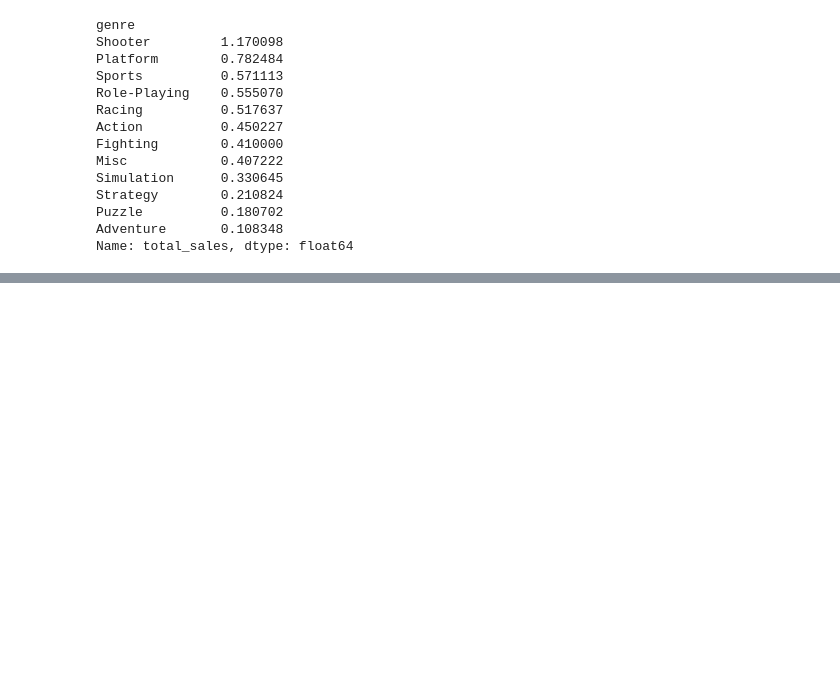
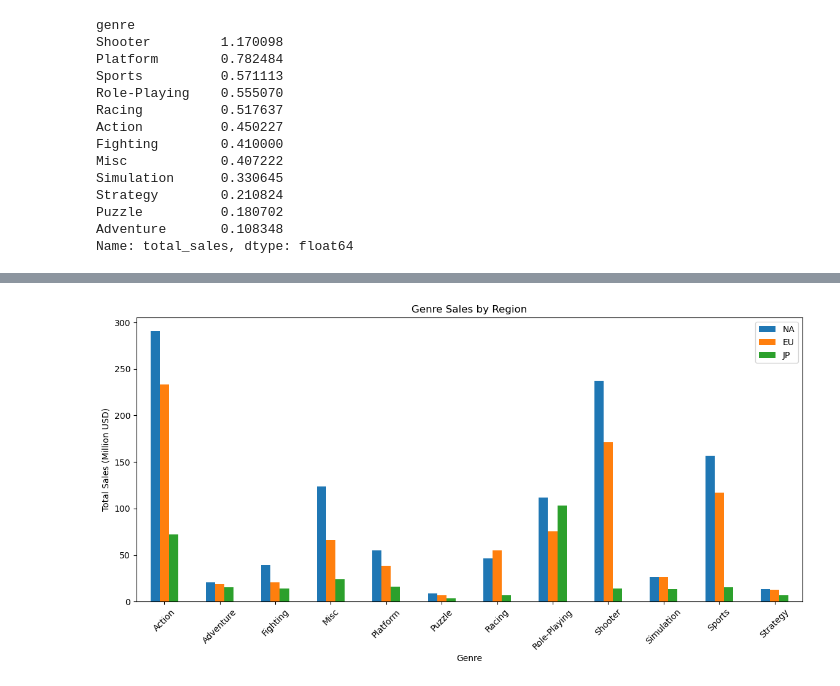
Before and after one commit to augusto-hjs/ice-game-sales-analysis, a Jupyter notebook: notebooks/notebook.ipynb, the cells around one changed output, grey strips where cells are left out. Saved outputs shown, nothing was run; the diff lists cells and outputs as text; code cells hidden in the pictures; blank space fills up the shorter version.

```diff
--- a/notebooks/notebook.ipynb
+++ b/notebooks/notebook.ipynb
@@ -584,0 +652,37 @@ Name: total_sales, dtype: float64
+# %%
+na_genre = (
+    recent_games.groupby('genre')['na_sales']
+    .sum()
+    .sort_values(ascending=False)
+)
+
+eu_genre = (
+    recent_games.groupby('genre')['eu_sales']
+    .sum()
+    .sort_values(ascending=False)
+)
+
+jp_genre = (
+    recent_games.groupby('genre')['jp_sales']
+    .sum()
+    .sort_values(ascending=False)
+)
+
+regional_genres = pd.DataFrame({
+    'NA': na_genre,
+    'EU': eu_genre,
+    'JP': jp_genre
+}).fillna(0)
+
+regional_genres.plot(
+    kind='bar',
+    figsize=(14,6)
+)
+
+plt.title('Genre Sales by Region')
+plt.ylabel('Total Sales (Million USD)')
+plt.xlabel('Genre')
+plt.xticks(rotation=45)
+plt.show()
+# %% [output]
+[figure, added]
```
Also changed, not shown: parts of 6 cells of this notebook.
